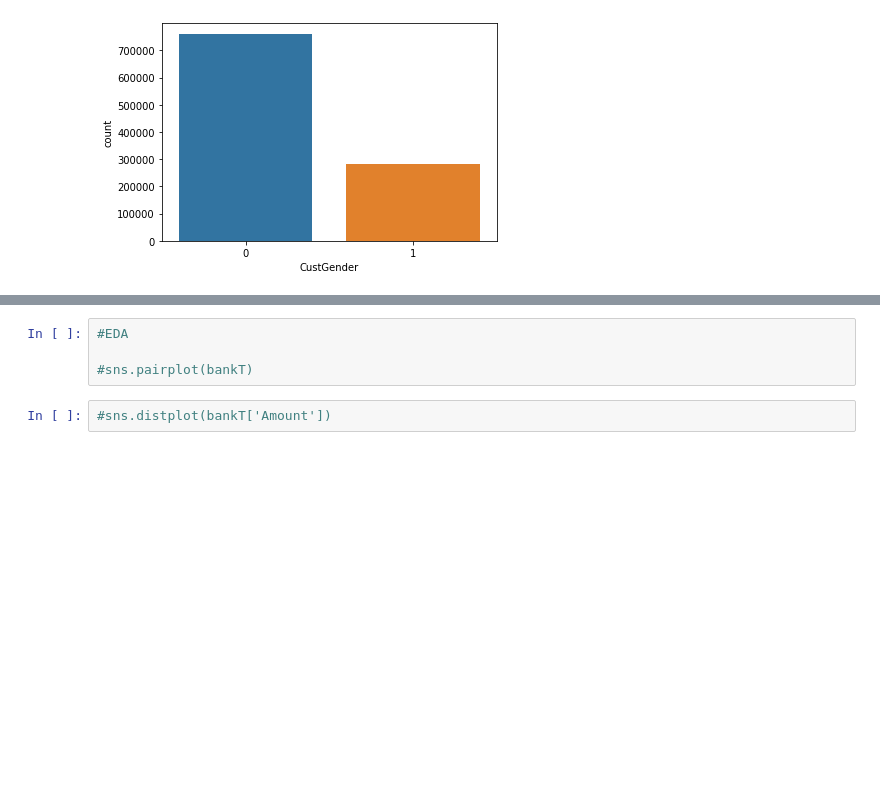
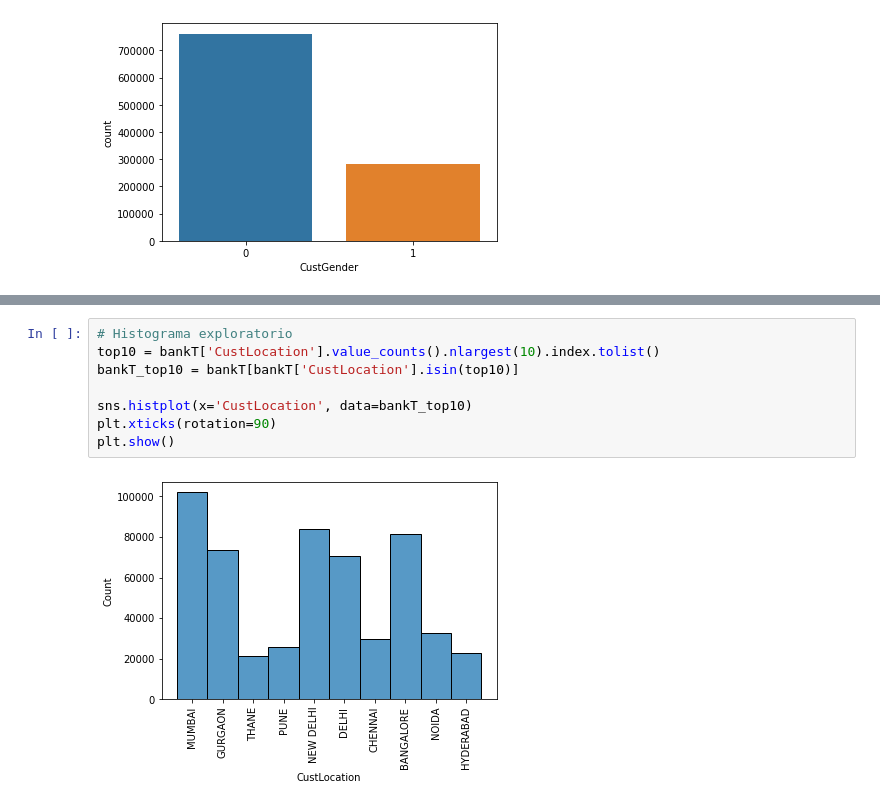
Before and after one commit to aleg001/Lab8, a Jupyter notebook: Lab8.ipynb, the cells around one changed output, grey strips where cells are left out. Saved outputs shown, nothing was run; the diff lists cells and outputs as text; blank space fills up the shorter version.

```diff
--- a/Lab8.ipynb
+++ b/Lab8.ipynb
@@ -58,6 +58,10 @@ sns.histplot(data=bankT, y="CustLocation")
-# %%
-#EDA
-
-#sns.pairplot(bankT)
-# %%
-#sns.distplot(bankT['Amount'])
+# %%
+# Histograma exploratorio
+top10 = bankT['CustLocation'].value_counts().nlargest(10).index.tolist()
+bankT_top10 = bankT[bankT['CustLocation'].isin(top10)]
+
+sns.histplot(x='CustLocation', data=bankT_top10)
+plt.xticks(rotation=90)
+plt.show()
+# %% [output]
+[figure, added]
```
Also changed, not shown: parts of 3 cells of this notebook, 1 other file.
